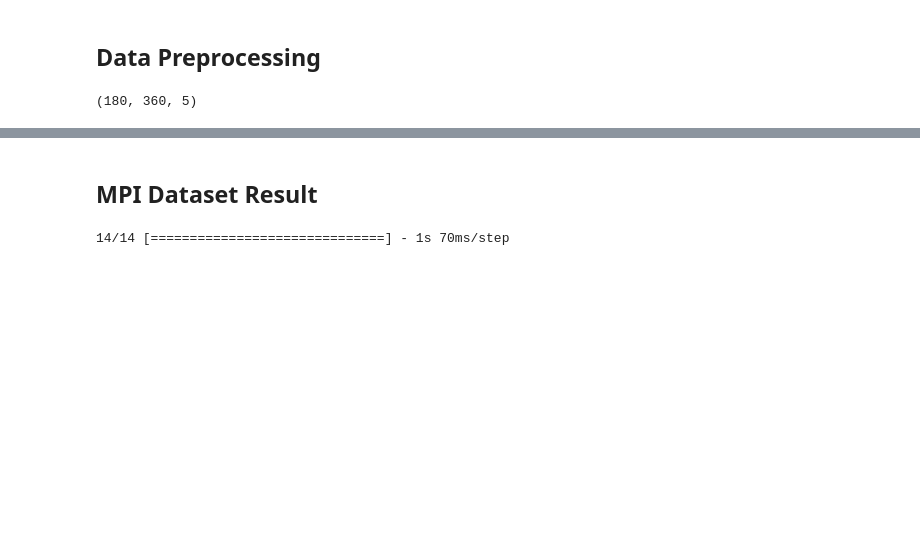
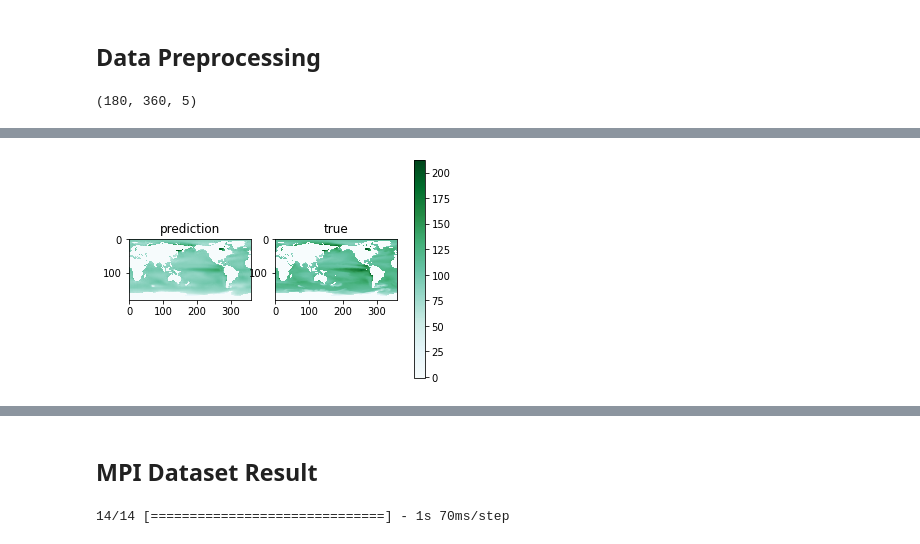
Before and after one commit to sk981102/ocean_co2, a Jupyter notebook: notebooks/unseen_data.ipynb, the cells around one changed output, grey strips where cells are left out. Drawn from its saved outputs; the diff is of its cells as text; code cells hidden in the pictures; blank space fills up the shorter version.

```diff
--- a/notebooks/unseen_data.ipynb
+++ b/notebooks/unseen_data.ipynb
@@ -40,0 +33,6 @@ INPUT_SHAPE
+# %%
+dir_name="../data/member_035"
+X, pco2_images = preprocess_images(dir_name,mem_num="035")
+# %%
+best_model = tf.keras.models.load_model('../models/base_model/reduceddim_model1.h5', custom_objects={'custom_rmse':custom_rmse})
+predicted_image=best_model.predict(X,verbose=1)
@@ -40,0 +41,13 @@ INPUT_SHAPE
+# %%
+figure, axis = plt.subplots(1, 2)
+
+img=axis[0].imshow(np.flipud(np.squeeze(predicted_image[300])), cmap="BuGn", interpolation="nearest")
+axis[0].set_title("prediction")
+plt.colorbar(img,ax=axis)
+
+img1=axis[1].imshow(np.flipud(np.squeeze(pco2_images[300])), cmap="BuGn", interpolation="nearest")
+axis[1].set_title("true")
+plt.savefig('../assets/val_comparison.png', dpi=199)
+plt.show()
+# %% [output]
+[figure, added]
```
Also changed, not shown: parts of 17 cells of this notebook, 5 other files.
